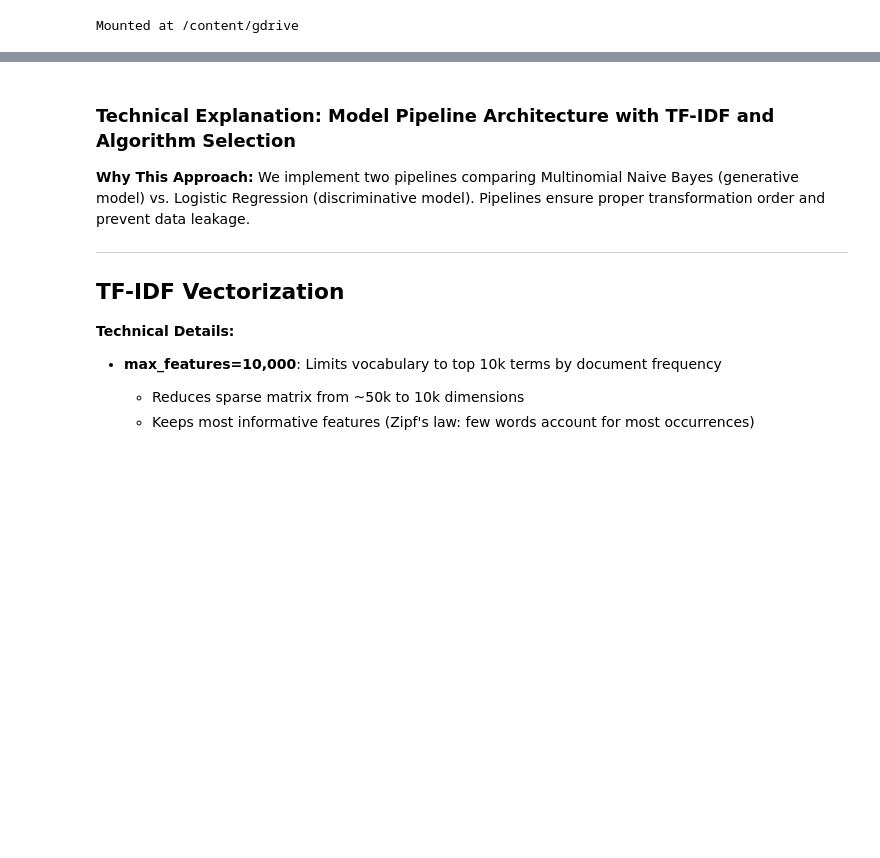
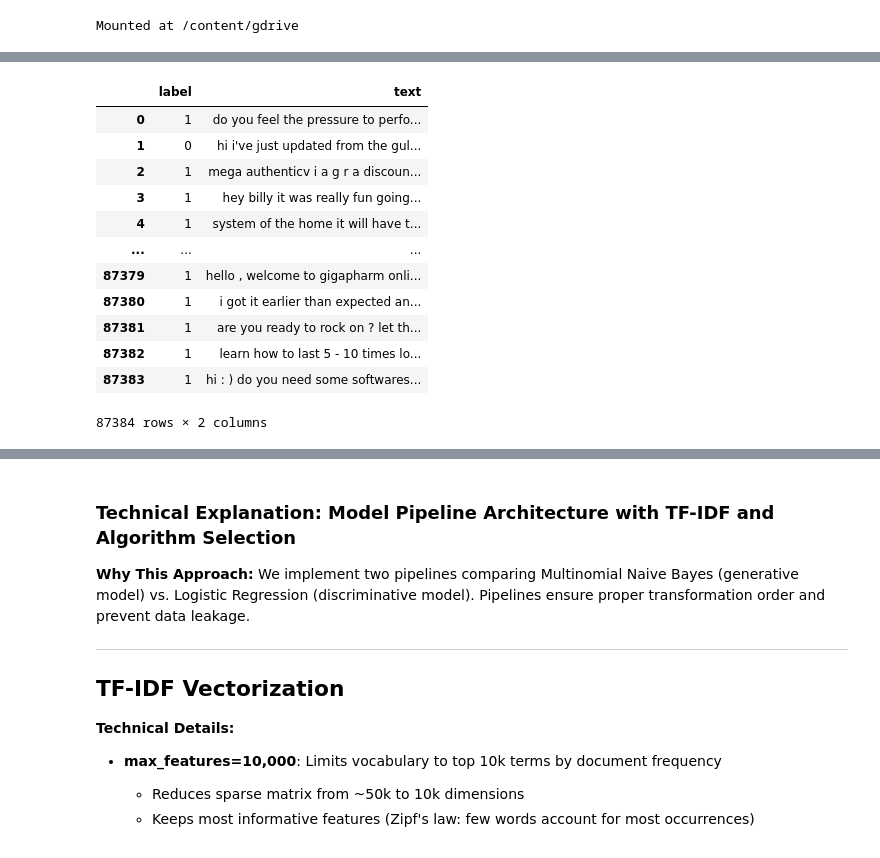
Before and after one commit to nahom-d54/spam_detection, a Jupyter notebook: models/spam_detection.ipynb, the cells around one changed output, grey strips where cells are left out. Drawn from its saved outputs; the diff is of its cells as text; code cells hidden in the pictures; blank space fills up the shorter version.

```diff
--- a/models/spam_detection.ipynb
+++ b/models/spam_detection.ipynb
@@ -240,0 +77,9 @@ Entropy after preprocessing: $H(\mathbf{X}')$ is lower, with information more co
+# %%
+import pandas as pd
+
+# Load the CSV file into a pandas DataFrame
+df_1 = pd.read_csv(data_1)
+df_2 = pd.read_csv(data_2)
+
+print(df_1.head())
+print(df_2.head())
@@ -240,0 +127,11 @@ Entropy after preprocessing: $H(\mathbf{X}')$ is lower, with information more co
+# %%
+df_2 = df_2.drop(columns=["Message ID", "Date", "Subject"])
+df_2["Spam/Ham"] = df_2["Spam/Ham"].map({"ham": 0, "spam": 1})
+
+# 3. Combine Subject and Message into a single text column
+df_2["text"] = (
+    df_2["Message"].fillna("")
+)
+
+# 4. Remove newline characters
+df_2["text"] = df_2["text"].str.replace(r"\s+", " ", regex=True).str.strip()
@@ -240,0 +167,2 @@ Entropy after preprocessing: $H(\mathbf{X}')$ is lower, with information more co
+# %%
+df_2 = df_2.rename(columns={"Spam/Ham": "label"})
@@ -240,0 +182,6 @@ Entropy after preprocessing: $H(\mathbf{X}')$ is lower, with information more co
+# %%
+# delete the null and combine with df_1 and df_2 to one df
+
+df_2 = df_2.dropna(subset=['text'])
+
+df = pd.concat([df_1, df_2], ignore_index=True)
@@ -240,0 +218,17 @@ Entropy after preprocessing: $H(\mathbf{X}')$ is lower, with information more co
+# %%
+df = df.drop(columns=["Message"])
+df
+# %% [output]
+|  | label | text |
+| 0 | 1 | do you feel the pressure to perfo... |
+| 1 | 0 | hi i've just updated from the gul... |
+| 2 | 1 | mega authenticv i a g r a discoun... |
+| 3 | 1 | hey billy it was really fun going... |
+| 4 | 1 | system of the home it will have t... |
+| ... | ... | ... |
+| 87379 | 1 | hello , welcome to gigapharm onli... |
+| 87380 | 1 | i got it earlier than expected an... |
+| 87381 | 1 | are you ready to rock on ? let th... |
+| 87382 | 1 | learn how to last 5 - 10 times lo... |
+| 87383 | 1 | hi : ) do you need some softwares... |
+87384 rows × 2 columns
```
Also changed, not shown: parts of 37 cells of this notebook, 4 other files.
